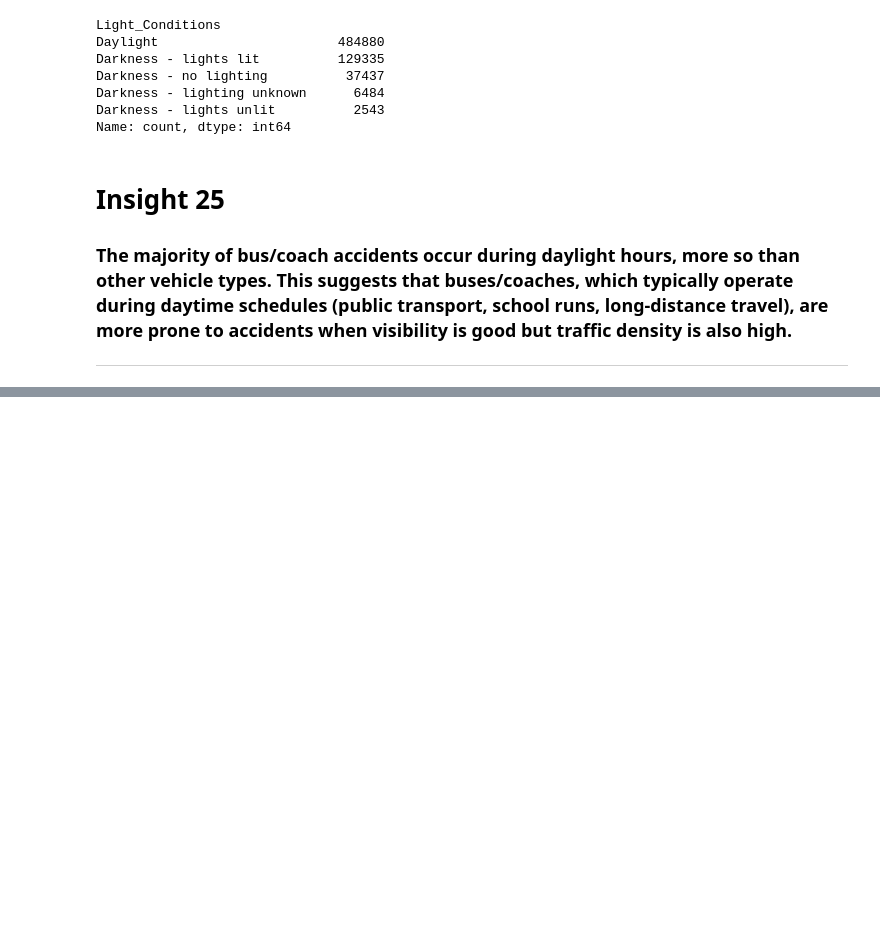
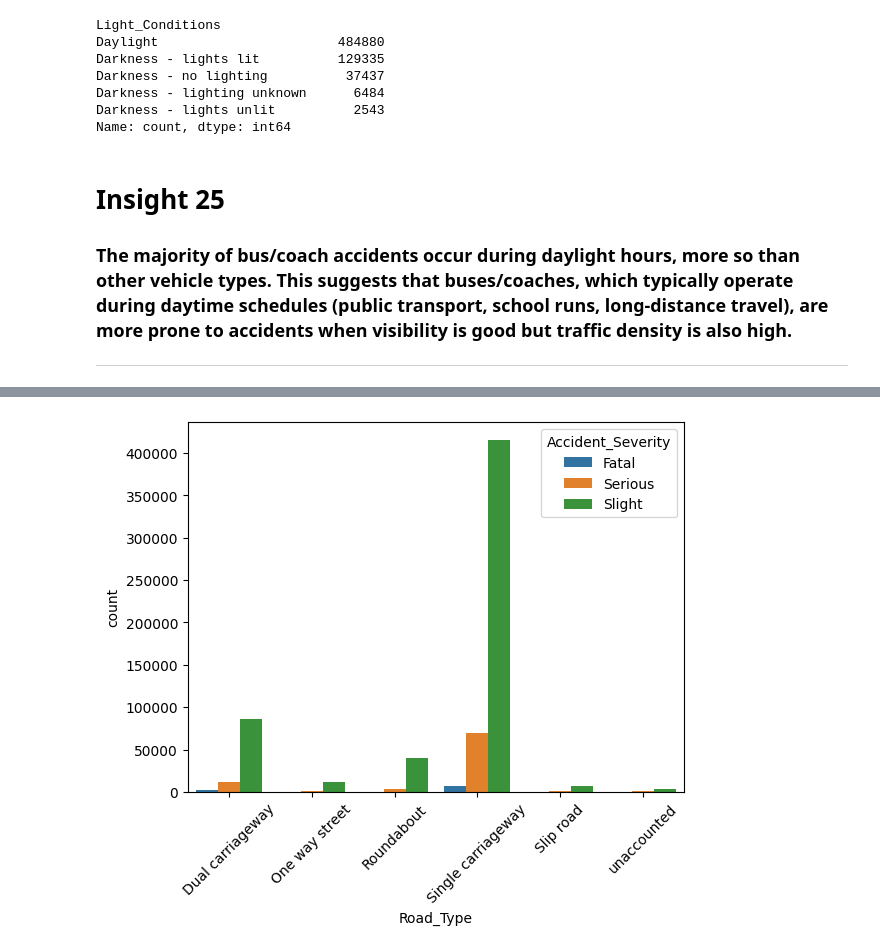
Before and after one commit to leen-ai/data_analytics_activity, a Jupyter notebook: Avtivity2.ipynb, the cells around one changed output, grey strips where cells are left out. Drawn from its saved outputs; the diff is of its cells as text; code cells hidden in the pictures; blank space fills up the shorter version.

```diff
--- a/Avtivity2.ipynb
+++ b/Avtivity2.ipynb
@@ -864,0 +873,10 @@ Name: count, dtype: int64
+# %%
+sns.countplot(
+    x='Road_Type',
+    hue='Accident_Severity',
+    data=accident
+)
+plt.xticks(rotation=45)
+plt.show()
+# %% [output]
+[figure, added]
```
Also changed, not shown: parts of 22 cells of this notebook, 1 other file.
